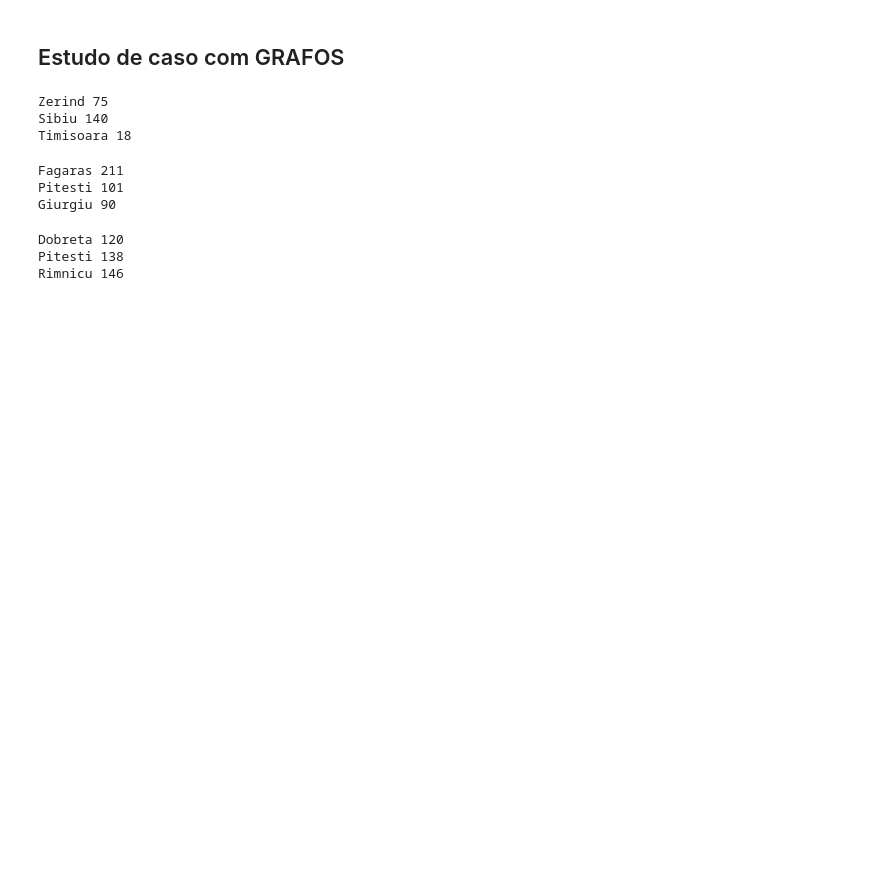
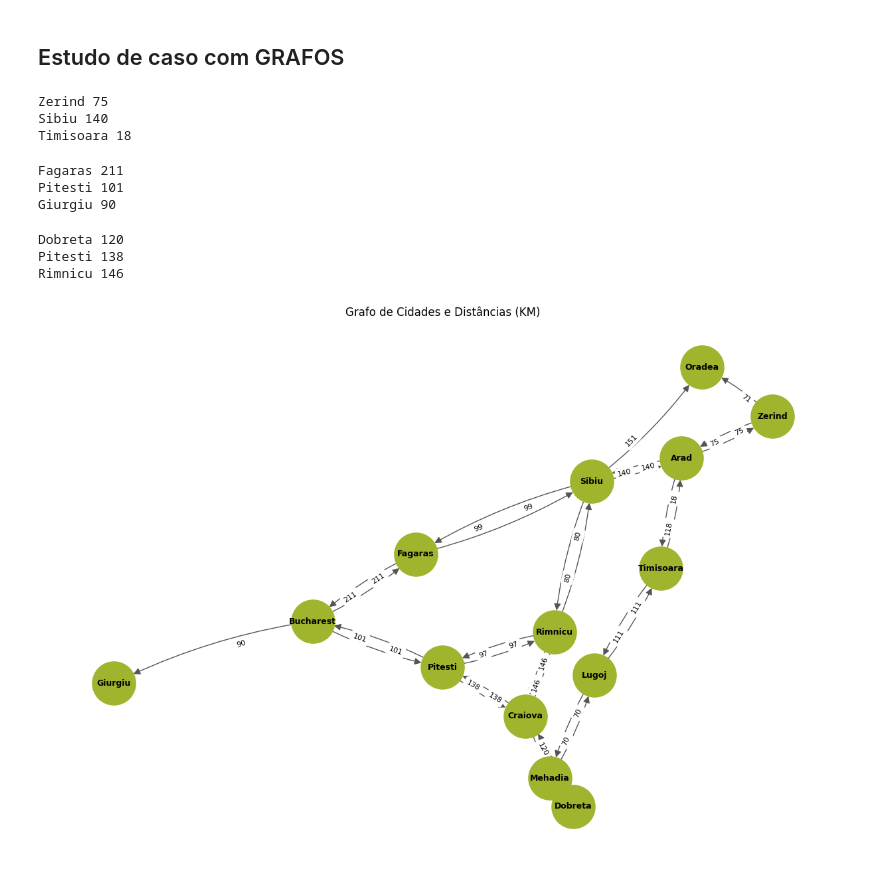
Before and after one commit to valdirsillva/artificial-intelligence-and-deep-learning, a Jupyter notebook: Inteligencia_Artificial_e_Machine_Learning_Mapa_de_cidades.ipynb, the cells around one changed output. Drawn from its saved outputs; the diff is of its cells as text; code cells hidden in the pictures; blank space fills up the shorter version.

Commit message:
Adiciona desenho gráfico com matplotlib

```diff
--- a/Inteligencia_Artificial_e_Machine_Learning_Mapa_de_cidades.ipynb
+++ b/Inteligencia_Artificial_e_Machine_Learning_Mapa_de_cidades.ipynb
@@ -101,3 +101,70 @@ grafo.craiova.mostra_adjacentes()
 Dobreta 120
 Pitesti 138
 Rimnicu 146
+# %%
+import matplotlib.pyplot as plt
+import networkx as nx
+
+ligacoes = [
+    ("Arad", "Zerind", 75),
+    ("Arad", "Sibiu", 140),
+    ("Arad", "Timisoara", 18),
+    ("Zerind", "Arad", 75),
+    ("Zerind", "Oradea", 71),
+    ("Sibiu", "Oradea", 151),
+    ("Sibiu", "Arad", 140),
+    ("Sibiu", "Fagaras", 99),
+    ("Sibiu", "Rimnicu", 80),
+    ("Timisoara", "Arad", 118),
+    ("Timisoara", "Lugoj", 111),
+    ("Lugoj", "Timisoara", 111),
+    ("Lugoj", "Mehadia", 70),
+    ("Mehadia", "Lugoj", 70),
+    ("Mehadia", "Dobreta", 75),
+    ("Dobreta", "Mehadia", 75),
+    ("Dobreta", "Craiova", 120),
+    ("Craiova", "Dobreta", 120),
+    ("Craiova", "Pitesti", 138),
+    ("Craiova", "Rimnicu", 146),
+    ("Rimnicu", "Craiova", 146),
+    ("Rimnicu", "Sibiu", 80),
+    ("Rimnicu", "Pitesti", 97),
+    ("Fagaras", "Sibiu", 99),
+    ("Fagaras", "Bucharest", 211),
+    ("Pitesti", "Rimnicu", 97),
+    ("Pitesti", "Craiova", 138),
+    ("Pitesti", "Bucharest", 101),
+    ("Bucharest", "Fagaras", 211),
+    ("Bucharest", "Pitesti", 101),
+    ("Bucharest", "Giurgiu", 90),
+]
+
+G = nx.DiGraph()
+for origem, destino, km in ligacoes:
+    G.add_edge(origem, destino, weight=km)
+
+pos = nx.spring_layout(G, seed=42, k=1.8)
+pesos = nx.get_edge_attributes(G, "weight")
+
+plt.figure(figsize=(12, 8))
+nx.draw(
+    G,
+    pos,
+    with_labels=True,
+    node_size=2200,
+    node_color="#a0b42d",
+    font_size=9,
+    font_weight="bold",
+    arrows=True,
+    arrowsize=15,
+    edge_color="#555555",
+    connectionstyle="arc3,rad=0.08",
+)
+nx.draw_networkx_edge_labels(G, pos, edge_labels=pesos, font_size=8, label_pos=0.35)
+
+plt.title("Grafo de Cidades e Distâncias (KM)")
+plt.axis("off")
+plt.tight_layout()
+plt.show()
+# %% [output]
+[figure, added]
```
